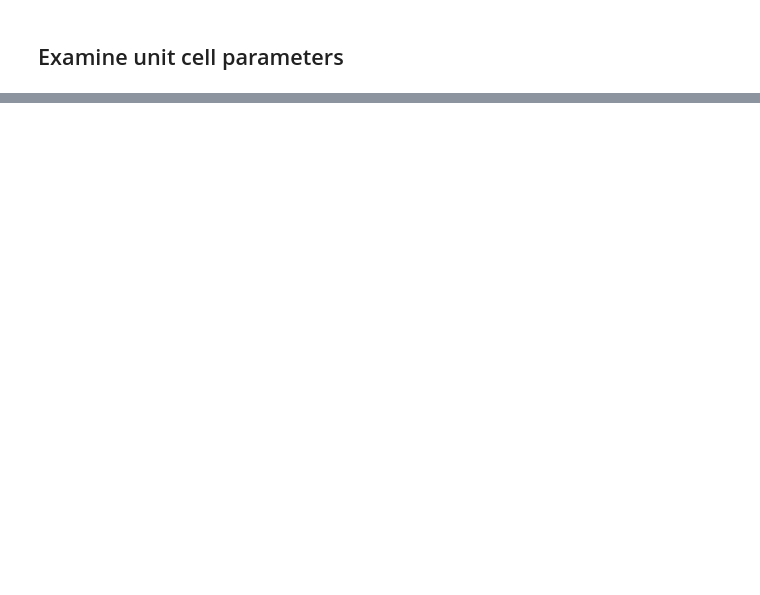
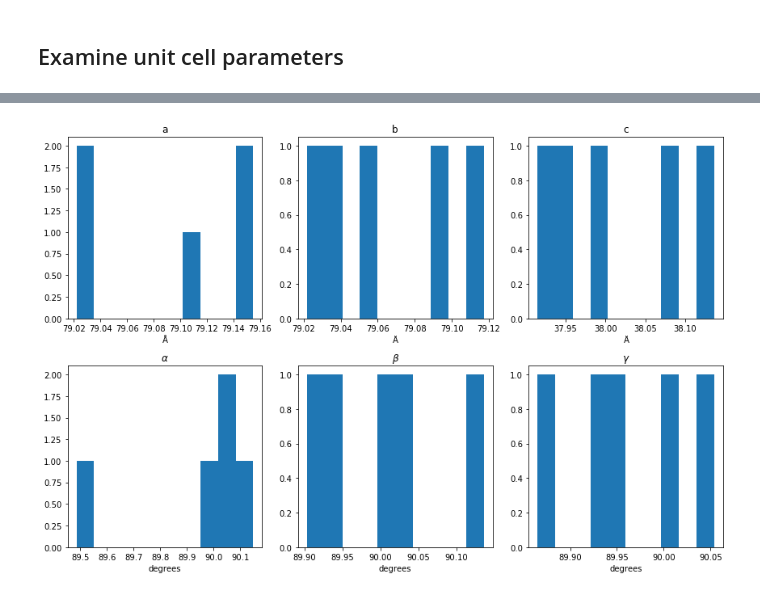
Before and after one commit to JunCEEE/crystalProject, a Jupyter notebook: src/analysis/crystFEL_index/CrystFEL indexing.ipynb, the cells around one changed output, grey strips where cells are left out. Drawn from its saved outputs; the diff is of its cells as text; code cells hidden in the pictures; blank space fills up the shorter version.

```diff
--- a/src/analysis/crystFEL_index/CrystFEL indexing.ipynb
+++ b/src/analysis/crystFEL_index/CrystFEL indexing.ipynb
@@ -110,0 +109,4 @@ FigureCanvasNbAgg()
+# %%
+params_lst = search_crystals_parameters('xstal.stream')
+params = pd.DataFrame(params_lst).drop(columns='name').rename(columns={'alfa': 'alpha'})
+params
@@ -110,0 +120,16 @@ FigureCanvasNbAgg()
+# %%
+fig, axes = plt.subplots(2, 3, figsize=(12, 8))
+
+for name, ax in zip('abc', axes[0]):
+    ax.set_title(name)
+    ax.set_xlabel("Å")
+    ax.hist(params[name])
+
+for name, ax in zip(('alpha', 'beta', 'gamma'), axes[1]):
+    ax.set_title(f"$\\{name}$")
+    ax.set_xlabel('degrees')
+    ax.hist(params[name])
+
+fig.tight_layout()
+# %% [output]
+[figure, added]
```
Also changed, not shown: parts of 7 cells of this notebook, 1 other file.
